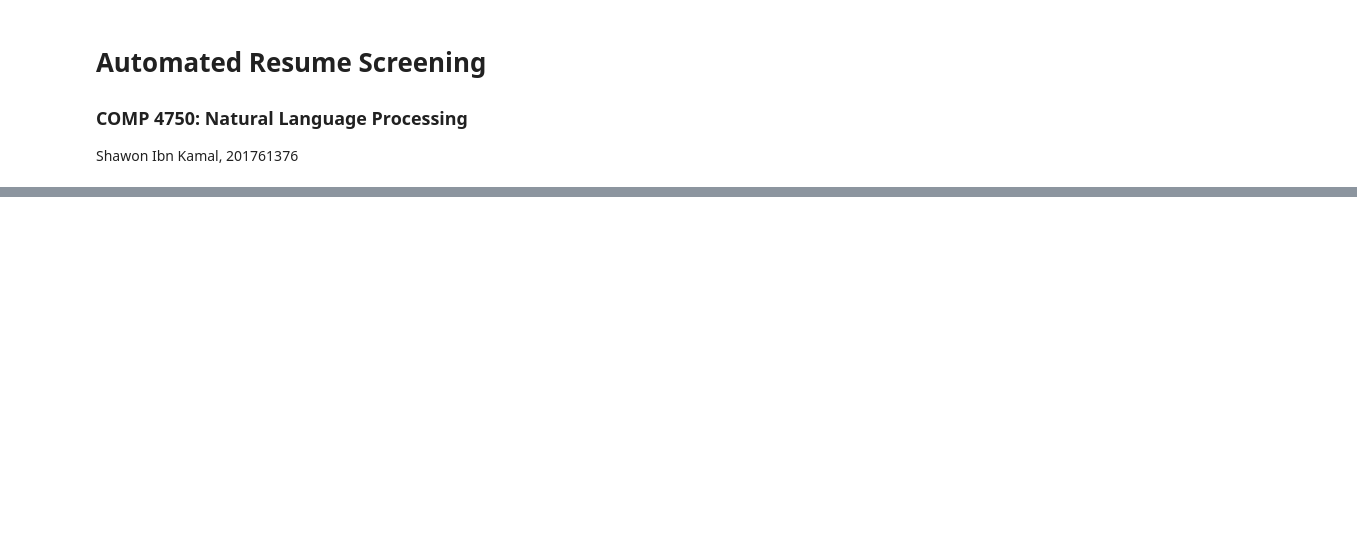
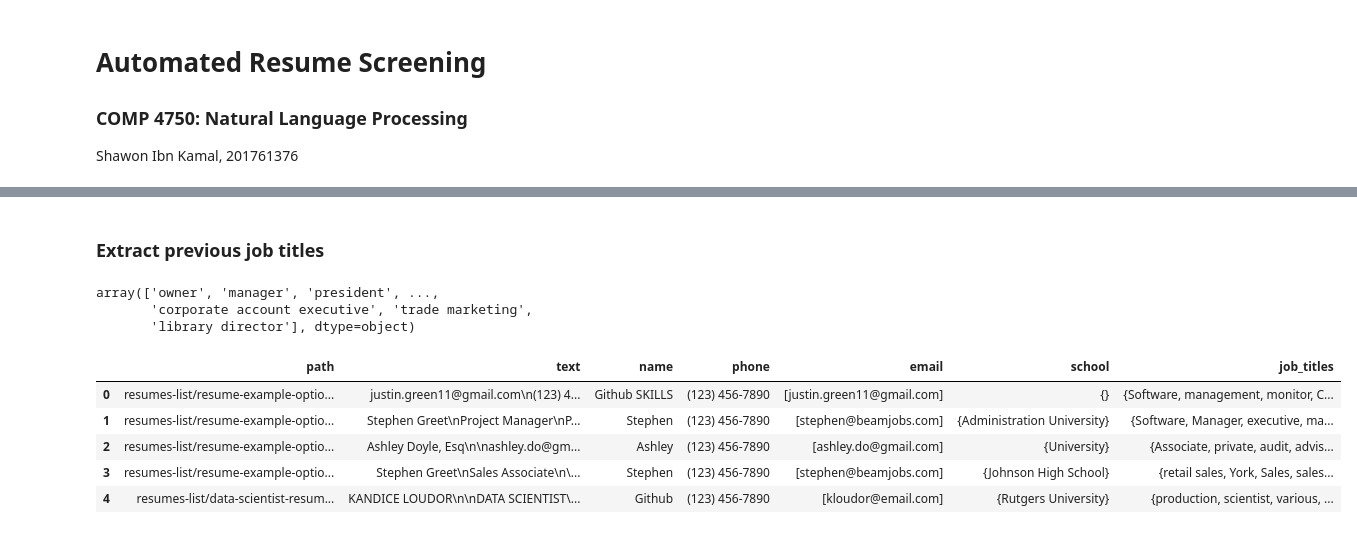
Before and after one commit to shawonibnkamal/automated-resume-screening, a Jupyter notebook: final-project.ipynb, the cells around one changed output, grey strips where cells are left out. Saved outputs shown, nothing was run; the diff lists cells and outputs as text; code cells hidden in the pictures; blank space fills up the shorter version.

```diff
--- a/final-project.ipynb
+++ b/final-project.ipynb
@@ -13,0 +162,44 @@ ModuleNotFoundError: No module named 'pdfminer'
+# %% [markdown]
+### Extract previous job titles
+# %%
+df_job_titles = pd.read_csv('job_titles_set.csv')
+df_job_titles.title.values
+# %% [output]
+array(['owner', 'manager', 'president', ...,
+       'corporate account executive', 'trade marketing',
+       'library director'], dtype=object)
+# %%
+JOB_TITLE_DB = df_job_titles.title.values
+
+def extract_job_titles(input_text):
+    stop_words = set(nltk.corpus.stopwords.words('english'))
+    word_tokens = nltk.tokenize.word_tokenize(input_text)
+
+    #preprocessing
+    filtered_tokens = [w for w in word_tokens if w not in stop_words]
+    filtered_tokens = [w for w in word_tokens if w.isalpha()]
+
+    grams = list(map(' '.join, nltk.everygrams(filtered_tokens, 2, 3)))
+
+    found_skills = set()
+
+    for i in filtered_tokens:
+        if i.lower() in JOB_TITLE_DB:
+            found_skills.add(i)
+
+    for i in grams:
+        if i.lower() in JOB_TITLE_DB:
+            found_skills.add(i)
+
+    return found_skills
+
+df['job_titles'] = df.text.apply(lambda x: extract_job_titles(x))
+
+df.head()
+# %% [output]
+|  | path | text | name | phone | email | school | job_titles |
+| 0 | resumes-list/resume-example-optio... | justin.green11@gmail.com\n(123) 4... | Github SKILLS | (123) 456-7890 | [justin.green11@gmail.com] | {} | {Software, management, monitor, C... |
+| 1 | resumes-list/resume-example-optio... | Stephen Greet\nProject Manager\nP... | Stephen | (123) 456-7890 | [stephen@beamjobs.com] | {Administration University} | {Software, Manager, executive, ma... |
+| 2 | resumes-list/resume-example-optio... | Ashley Doyle, Esq\n\nashley.do@gm... | Ashley | (123) 456-7890 | [ashley.do@gmail.com] | {University} | {Associate, private, audit, advis... |
+| 3 | resumes-list/resume-example-optio... | Stephen Greet\nSales Associate\n\... | Stephen | (123) 456-7890 | [stephen@beamjobs.com] | {Johnson High School} | {retail sales, York, Sales, sales... |
+| 4 | resumes-list/data-scientist-resum... | KANDICE LOUDOR\n\nDATA SCIENTIST\... | Github | (123) 456-7890 | [kloudor@email.com] | {Rutgers University} | {production, scientist, various, ... |
```
Also changed, not shown: parts of 17 cells of this notebook, 10 other files.
